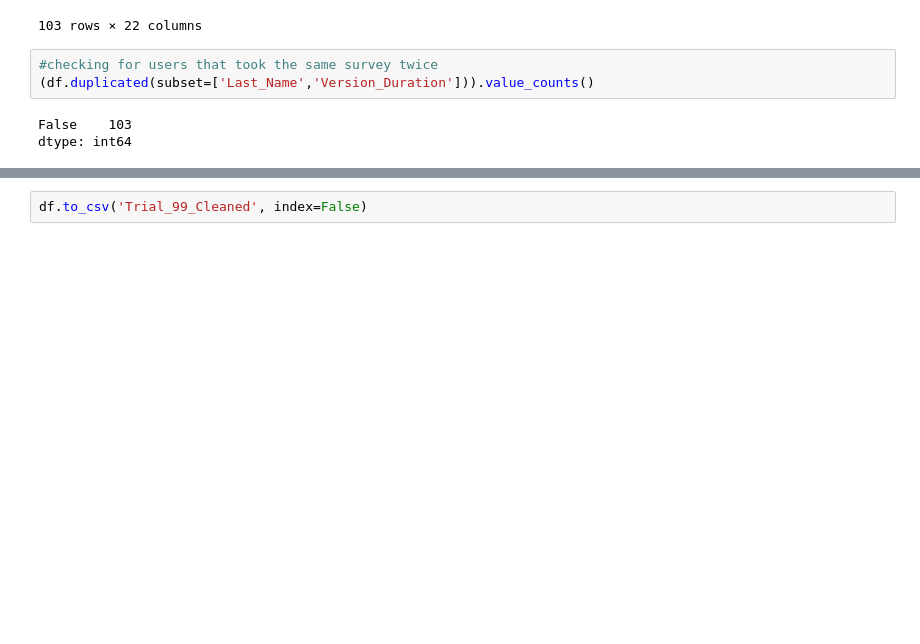
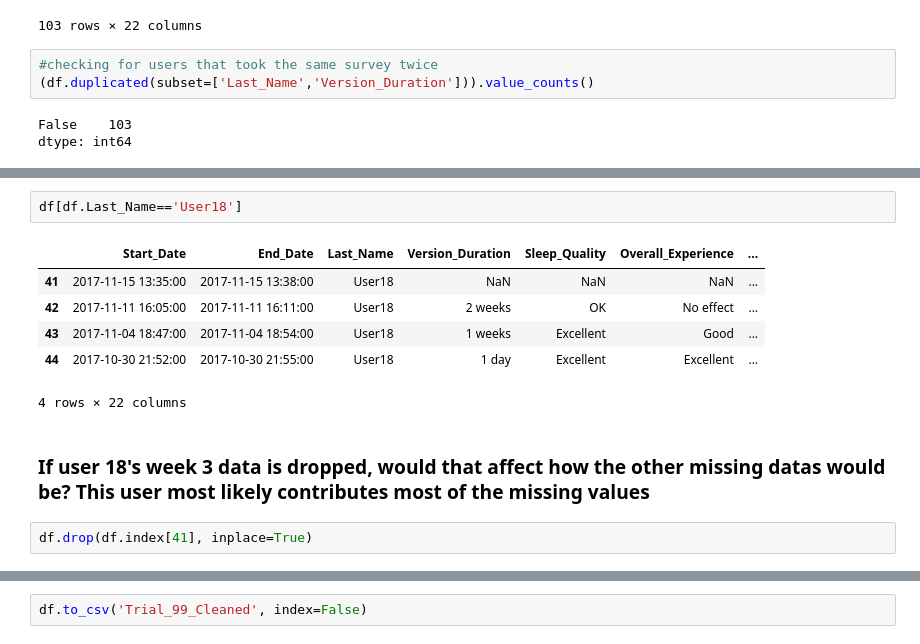
Before and after one commit to s-leung/NootropicProject, a Jupyter notebook: Data Cleaning - Trial 099.ipynb, the cells around one changed output, grey strips where cells are left out. Cells and saved outputs as stored; diff of their text form; blank space fills up the shorter version.

```diff
--- a/Data Cleaning - Trial 099.ipynb
+++ b/Data Cleaning - Trial 099.ipynb
@@ -233,0 +323,13 @@ dtype: int64
+# %%
+df[df.Last_Name=='User18']
+# %% [output]
+|  | Start_Date | End_Date | Last_Name | Version_Duration | Sleep_Quality | Overall_Experience | ... |
+| 41 | 2017-11-15 13:35:00 | 2017-11-15 13:38:00 | User18 | NaN | NaN | NaN | ... |
+| 42 | 2017-11-11 16:05:00 | 2017-11-11 16:11:00 | User18 | 2 weeks | OK | No effect | ... |
+| 43 | 2017-11-04 18:47:00 | 2017-11-04 18:54:00 | User18 | 1 weeks | Excellent | Good | ... |
+| 44 | 2017-10-30 21:52:00 | 2017-10-30 21:55:00 | User18 | 1 day | Excellent | Excellent | ... |
+4 rows × 22 columns
+# %% [markdown]
+### If user 18's week 3 data is dropped, would that affect how the other missing datas would be? This user most likely contributes most of the missing values
+# %%
+df.drop(df.index[41], inplace=True)
```
Also changed, not shown: parts of 39 cells of this notebook, 1 other file.
